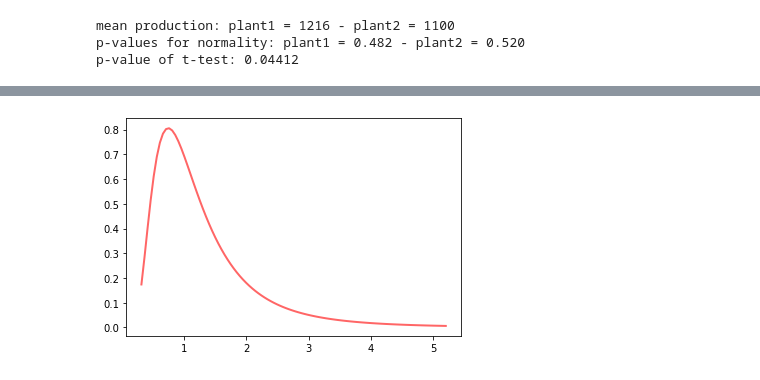
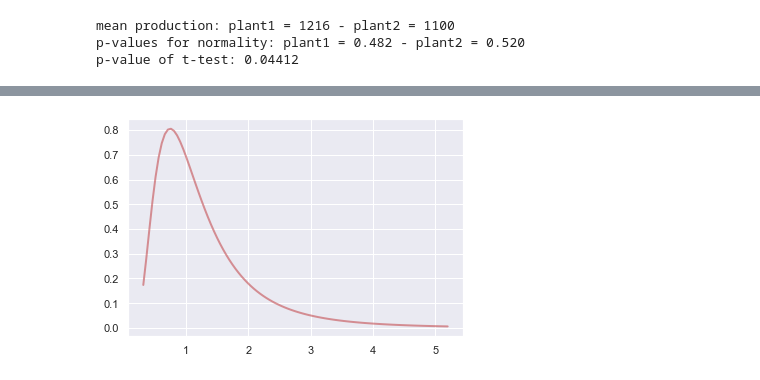
Before and after one commit to sebastienplat/sebastienplat.github.io, a Jupyter notebook: _drafts/notebooks/statistical-analysis/3d-two-plus-samples-parametric-inference.ipynb, the cells around one changed output, grey strips where cells are left out. Saved outputs shown, nothing was run; the diff lists cells and outputs as text; code cells hidden in the pictures.

Commit message:
Updated stats-101

```diff
--- a/_drafts/notebooks/statistical-analysis/3d-two-plus-samples-parametric-inference.ipynb
+++ b/_drafts/notebooks/statistical-analysis/3d-two-plus-samples-parametric-inference.ipynb
@@ -116,14 +180,19 @@ The [F-Distribution](https://www.geo.fu-berlin.de/en/v/soga/Basics-of-statistics
 # %%
+# modules
+import matplotlib.pyplot as plt
+import seaborn as sns
+from scipy import stats
+sns.set()
+
 # degrees of freedom
 dfn, dfd = 30, 8
 
 # 100 x points between the first and 99th percentile of the f-distribution & corresponding f values
 x = np.linspace(stats.f.ppf(0.01, dfn, dfd), stats.f.ppf(0.99, dfn, dfd), 100)
 y = stats.f.pdf(x, dfn, dfd)
 
 # plot
 fig, ax = plt.subplots(1, 1)
 ax.plot(x, stats.f.pdf(x, dfn, dfd), 'r-', lw=2, alpha=0.6, label='f pdf')
-plt.show()
 # %% [output]
-[figure, old version]
+[figure, new version]
```
Also changed, not shown: parts of 11 cells of this notebook, 7 other files.
